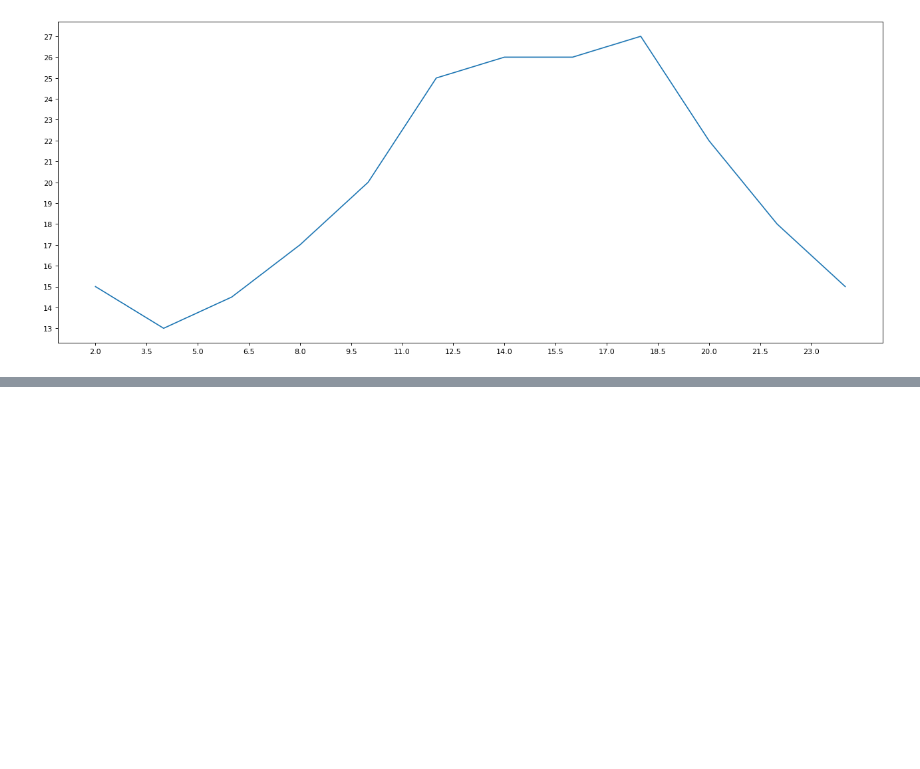
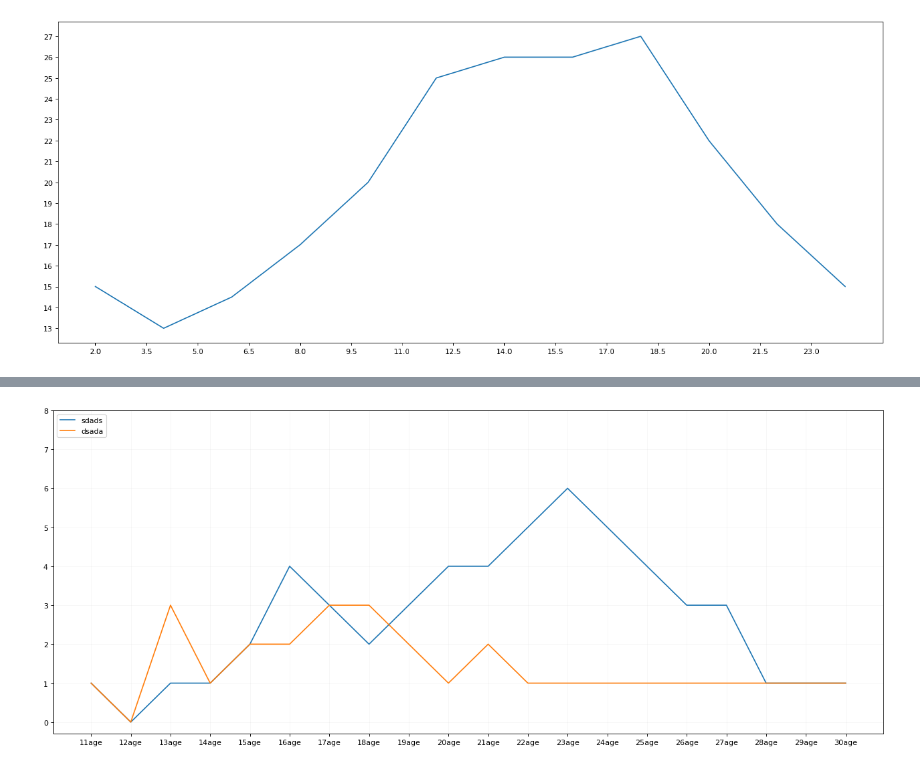
Before and after one commit to Vik1ang/COMP9417, a Jupyter notebook: comp9417/Self-Study /matplot.ipynb, the cells around one changed output, grey strips where cells are left out. Saved outputs shown, nothing was run; the diff lists cells and outputs as text; code cells hidden in the pictures; blank space fills up the shorter version.

```diff
--- a/comp9417/Self-Study /matplot.ipynb
+++ b/comp9417/Self-Study /matplot.ipynb
@@ -32,0 +63,21 @@ plt.show()
+# %%
+y_1 = [1,0,1,1,2,4,3,2,3,4,4,5,6,5,4,3,3,1,1,1]
+y_2 = [1,0,3,1,2,2,3,3,2,1,2,1,1,1,1,1,1,1,1,1]
+
+x = range(11, 31)
+
+plt.figure(figsize=(20,8), dpi=80)
+
+plt.plot(x, y_1, label="sdads")
+plt.plot(x, y_2, label="dsada")
+_xtick_labels = ["{}age".format(i) for i  in x]
+plt.xticks(x, _xtick_labels)
+plt.yticks(range(0, 9))
+
+plt.grid(alpha=0.1)
+
+plt.legend(loc="upper left")
+
+plt.show()
+# %% [output]
+[figure, added]
```
Also changed, not shown: parts of 9 cells of this notebook, 1 other file.
